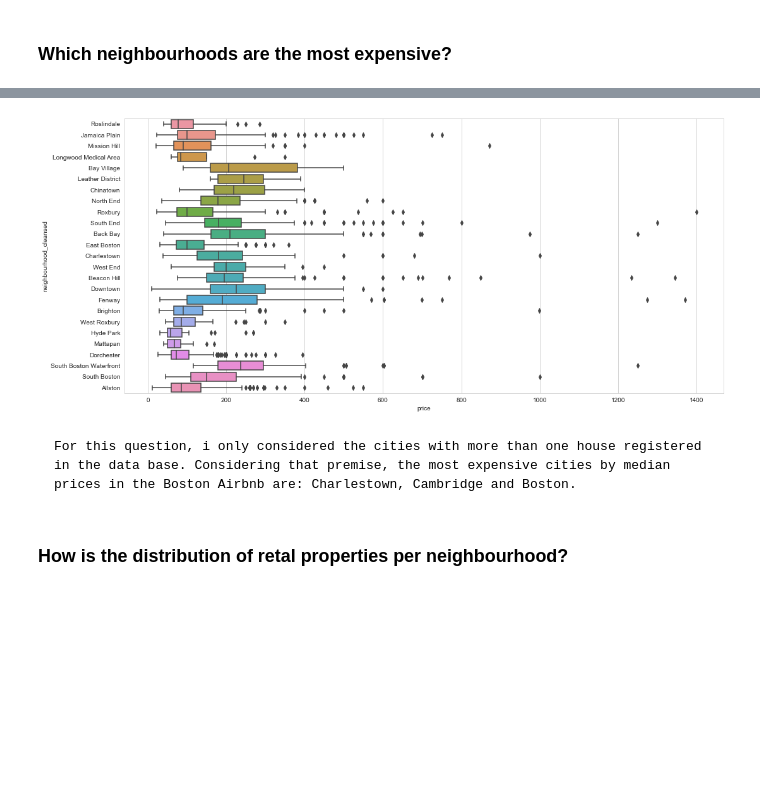
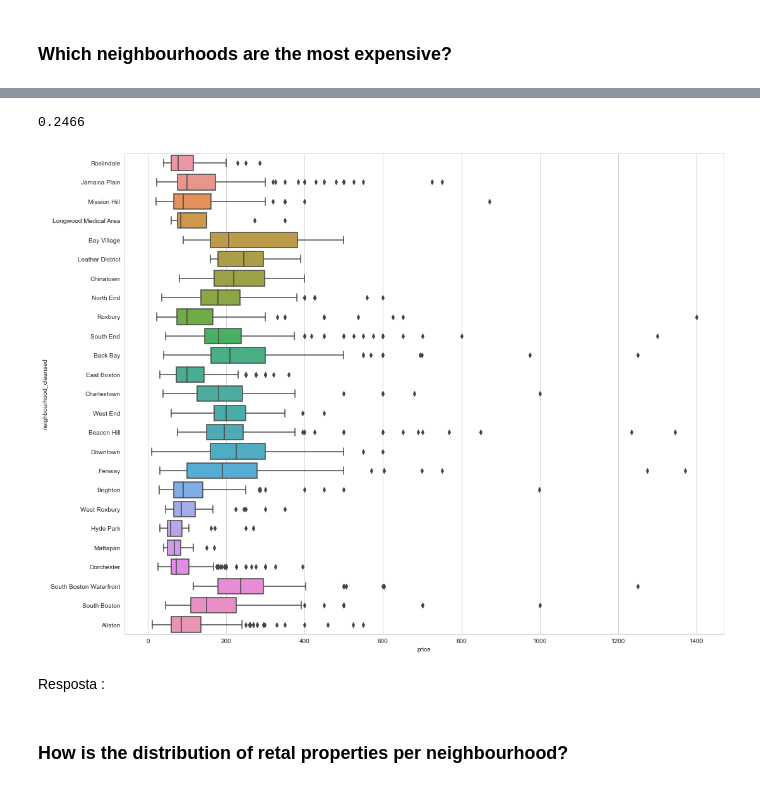
Before and after one commit to vitorscheifler/boston-airbnb-analysis, a Jupyter notebook: Boston Airbnb Analysis.ipynb, the cells around one changed output, grey strips where cells are left out. Saved outputs shown, nothing was run; the diff lists cells and outputs as text; code cells hidden in the pictures; blank space fills up the shorter version.

Commit message:
Testing neighbourhood median prices

```diff
--- a/Boston Airbnb Analysis.ipynb
+++ b/Boston Airbnb Analysis.ipynb
@@ -203,11 +262,15 @@ df = df[df['price'] < 1500]
+# %%
+(null_vals > obs_diff).mean()
+# %% [output]
+0.2466
 # %%
-sns.set({"figure.figsize" : (17,8)})
+sns.set({"figure.figsize" : (17,14)})
 sns.set_style("whitegrid")
 sns.boxplot(data=df, x='price', y='neighbourhood_cleansed');
 # %% [output]
-[figure, old version]
+[figure, new version]
 # %% [markdown]
-    For this question, i only considered the cities with more than one house registered in the data base. Considering that premise, the most expensive cities by median prices in the Boston Airbnb are: Charlestown, Cambridge and Boston.
+Resposta :
 # %% [markdown]
 ### How is the distribution of retal properties per neighbourhood?
 # %%
```
Also changed, not shown: parts of 6 cells of this notebook.
